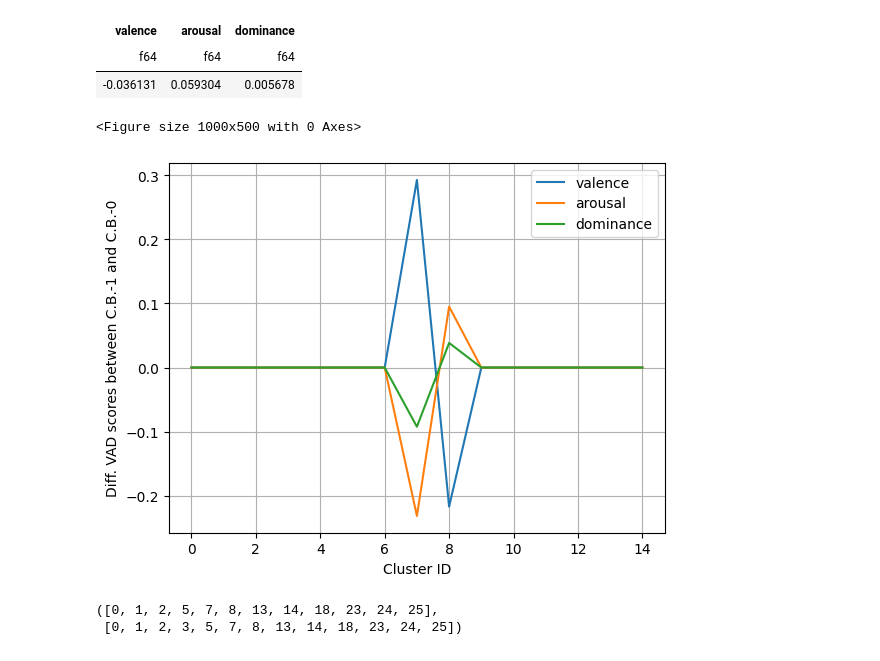
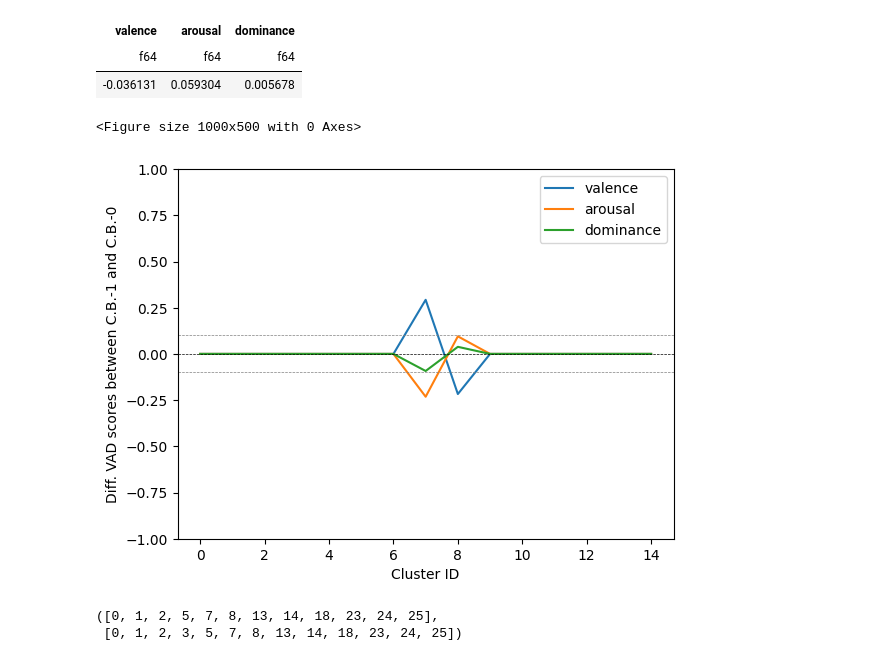
Before and after one commit to GabinTB/TOPol, a Jupyter notebook: notebooks/amazon_reviews.ipynb, the cells around one changed output. Saved outputs shown, nothing was run; the diff lists cells and outputs as text; code cells hidden in the pictures.

```diff
--- a/notebooks/amazon_reviews.ipynb
+++ b/notebooks/amazon_reviews.ipynb
@@ -795,14 +837,18 @@ shape: (1, 3)
 # %%
 plt.figure(figsize=(10, 5))
 (random_cb1_cluster_info[["valence", "arousal", "dominance"]] - random_cb0_cluster_info[["valence", "arousal", "dominance"]]).to_pandas().plot()
 plt.xlabel("Cluster ID")
 plt.ylabel("Diff. VAD scores between C.B.-1 and C.B.-0")
-plt.grid()
+# plt.grid()
+plt.axhline(-0.1, color='grey', linestyle='--', linewidth=0.5)
+plt.axhline(0, color='black', linestyle='--', linewidth=0.5)
+plt.axhline(0.1, color='grey', linestyle='--', linewidth=0.5)
+plt.ylim(-1, 1)
 plt.savefig(os.path.join(XAI1_PATH, f"{FILES_PREFIX}_nrc_vad_differences_random_CB.pdf"), format="pdf", bbox_inches='tight')
 plt.show()
 # %% [output]
 <Figure size 1000x500 with 0 Axes>
-[figure, old version]
+[figure, new version]
 # %%
 random_cb0_cluster_info["closest_nrc_vad_cluster_id"].unique().to_list(), random_cb1_cluster_info["closest_nrc_vad_cluster_id"].unique().to_list()
 # %% [output]
```
Also changed, not shown: parts of 5 cells of this notebook, 5 other files.
